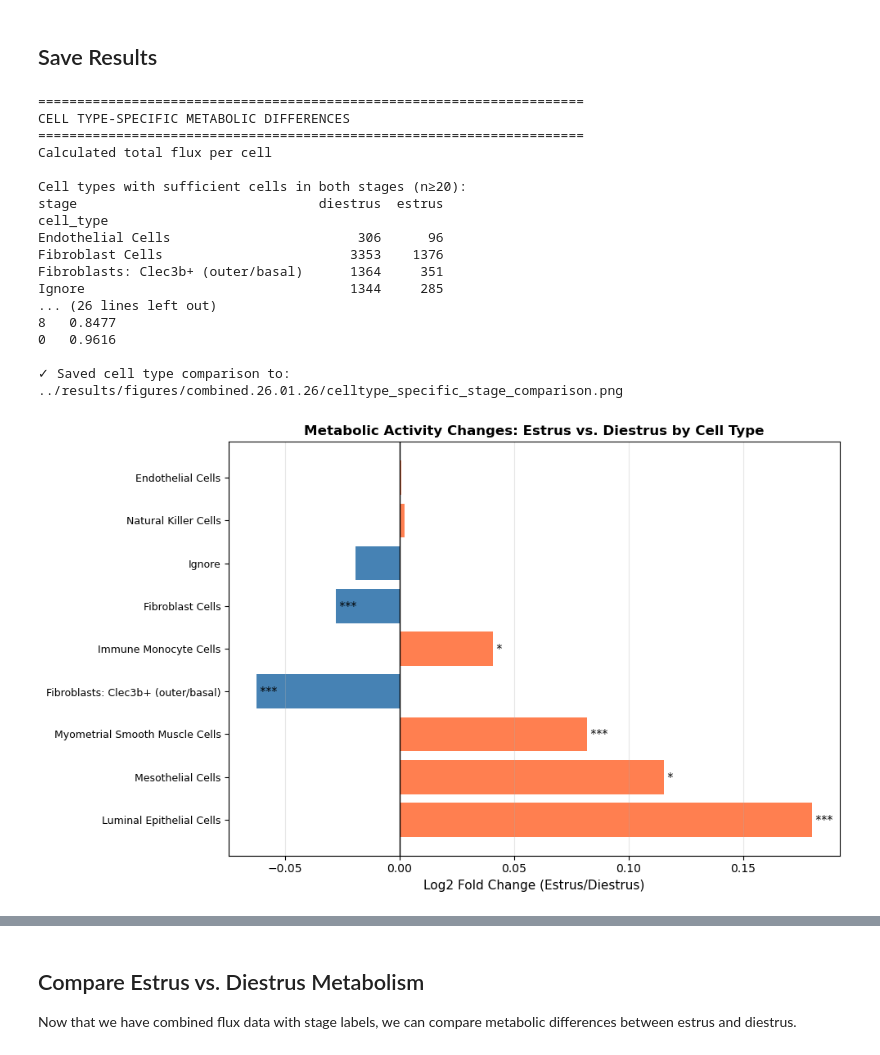
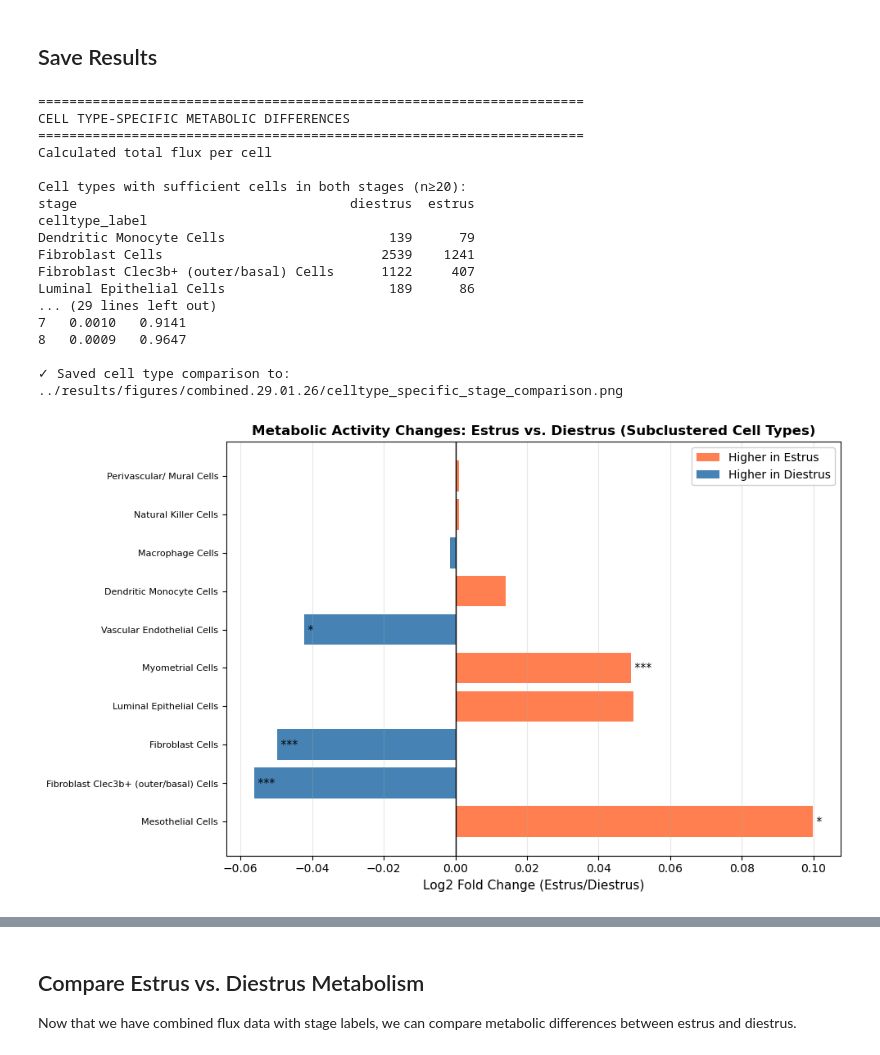
Before and after one commit to gthornes/FLUXestimatorGT, a Jupyter notebook: notebooks/03_flux_estimation.ipynb, the cells around one changed output, grey strips where cells are left out. Cells and saved outputs as stored; diff of their text form; code cells hidden in the pictures.

```diff
--- a/notebooks/03_flux_estimation.ipynb
+++ b/notebooks/03_flux_estimation.ipynb
@@ -331,38 +338,46 @@ if flux_files:
     # Add cell type and stage information (if available)
     cell_metadata = pd.read_csv(metadata_file, index_col=0)
 
-    # Join all available metadata columns
-    metadata_cols_to_join = [col for col in cell_metadata.columns if col in ['cell_type', 'stage']]
+    # Join all available metadata columns (prefer refined_cell_type from subclustering)
+    metadata_cols_to_join = [col for col in cell_metadata.columns if col in ['cell_type', 'refined_cell_type', 'stage']]
     flux_by_cell = flux_by_cell.join(cell_metadata[metadata_cols_to_join], how='left')
+
+    # Use refined_cell_type if available, otherwise fall back to cell_type
+    if 'refined_cell_type' in flux_by_cell.columns:
+        flux_by_cell['celltype_label'] = flux_by_cell['refined_cell_type']
+        print(f"✓ Using refined_cell_type from subclustering")
+    else:
+        flux_by_cell['celltype_label'] = flux_by_cell['cell_type']
+        print(f"⚠️ Using basic cell_type (no subclustering available)")
 
     print(f"Added metadata columns: {metadata_cols_to_join}")
     if 'stage' in flux_by_cell.columns:
         print(f"✓ Stage information available in flux_by_cell")
         print(f"  Stages: {flux_by_cell['stage'].unique()}")
     else:
-        print(f"⚠️ No stage information - only cell_type available")
+        print(f"⚠️ No stage information - only cell type available")
 
     # Identify module columns (numeric columns that are not metadata)
-    module_cols = [col for col in flux_by_cell.columns if col not in ['cell_type', 'stage']]
+    module_cols = [col for col in flux_by_cell.columns if col not in ['cell_type', 'refined_cell_type', 'celltype_label', 'stage']]
     print(f"\nIdentified {len(module_cols)} metabolic module columns")
 
     # Calculate mean flux per cell type (only for module columns)
-    mean_flux_by_type = flux_by_cell.groupby('cell_type')[module_cols].mean()
+    mean_flux_by_type = flux_by_cell.groupby('celltype_label')[module_cols].mean()
 
-    print("\nMean metabolic flux by cell type:")
+    print("\nMean metabolic flux by cell type (with subclustering):")
     print(mean_flux_by_type.iloc[:5, :5])
 
     # Calculate cell type-specific metabolic activity
     total_flux = flux_by_cell[module_cols].abs().sum(axis=1)
     flux_summary = pd.DataFrame({
-        'cell_type': flux_by_cell['cell_type'],
+        'celltype_label': flux_by_cell['celltype_label'],
         'total_flux': total_flux
     })
 
-    summary_stats = flux_summary.groupby('cell_type')['total_flux'].agg(['mean', 'median', 'std'])
+    summary_stats = flux_summary.groupby('celltype_label')['total_flux'].agg(['mean', 'median', 'std'])
     summary_stats = summary_stats.sort_values('mean', ascending=False)
 
-    print("\nMetabolic activity summary by cell type:")
+    print(f"\nMetabolic activity summary by cell type (n={len(summary_stats)} types):")
     print(summary_stats.round(3))
 else:
     print("Run scFEA first to generate flux predictions.")
@@ -450,7 +476,7 @@ if flux_files and 'stage' in flux_by_cell.columns:
         print("Calculated total flux per cell")
 
     # Get cell types with enough cells in both stages (at least 20 cells each)
-    cell_type_stage_counts = flux_by_cell.groupby(['cell_type', 'stage']).size().unstack(fill_value=0)
+    cell_type_stage_counts = flux_by_cell.groupby(['celltype_label', 'stage']).size().unstack(fill_value=0)
     valid_cell_types = cell_type_stage_counts[(cell_type_stage_counts['estrus'] >= 20) &
                                                (cell_type_stage_counts['diestrus'] >= 20)].index
 
@@ -461,7 +487,7 @@ if flux_files and 'stage' in flux_by_cell.columns:
     cell_type_results = []
 
     for cell_type in valid_cell_types:
-        ct_data = flux_by_cell[flux_by_cell['cell_type'] == cell_type]
+        ct_data = flux_by_cell[flux_by_cell['celltype_label'] == cell_type]
 
         estrus_ct = ct_data[ct_data['stage'] == 'estrus']['total_flux']
         diestrus_ct = ct_data[ct_data['stage'] == 'diestrus']['total_flux']
@@ -493,49 +519,57 @@ if flux_files and 'stage' in flux_by_cell.columns:
     colors = ['coral' if fc > 0 else 'steelblue' for fc in ct_comparison['log2_fc']]
     y_pos = np.arange(len(ct_comparison))
 
-    ax.barh(y_pos, ct_comparison['log2_fc'], color=colors)
+    bars = ax.barh(y_pos, ct_comparison['log2_fc'], color=colors)
     ax.set_yticks(y_pos)
-    ax.set_yticklabels(ct_comparison['cell_type'], fontsize=9)
+    ax.set_yticklabels(ct_comparison['cell_type'], fontsize=8)
     ax.set_xlabel('Log2 Fold Change (Estrus/Diestrus)', fontsize=11)
-    ax.set_title('Metabolic Activity Changes: Estrus vs. Diestrus by Cell Type', fontsize=12, fontweight='bold')
+    ax.set_title('Metabolic Activity Changes: Estrus vs. Diestrus (Subclustered Cell Types)', fontsize=12, fontweight='bold')
     ax.axvline(0, color='black', linewidth=1)
     ax.grid(axis='x', alpha=0.3)
+
+    # Add legend for colors
+    from matplotlib.patches import Patch
+    legend_elements = [
+        Patch(facecolor='coral', label='Higher in Estrus'),
+        Patch(facecolor='steelblue', label='Higher in Diestrus')
+    ]
+    ax.legend(handles=legend_elements, loc='upper right', framealpha=0.9)
 
     # Add significance markers
     for i, (idx, row) in enumerate(ct_comparison.iterrows()):
         if row['p_value'] < 0.001:
             ax.text(row['log2_fc'], i, ' ***', va='center', fontsize=10)
         elif row['p_value'] < 0.01:
             ax.text(row['log2_fc'], i, ' **', va='center', fontsize=10)
         elif row['p_value'] < 0.05:
             ax.text(row['log2_fc'], i, ' *', va='center', fontsize=10)
 
     plt.tight_layout()
     plt.savefig(f'{fig_output_dir}/celltype_specific_stage_comparison.png', dpi=150, bbox_inches='tight')
     print(f"\n✓ Saved cell type comparison to: {fig_output_dir}/celltype_specific_stage_comparison.png")
     plt.show()
 
 else:
     print("Stage information not available for cell type-specific comparison.")
 # %% [output]
 ======================================================================
 CELL TYPE-SPECIFIC METABOLIC DIFFERENCES
 ======================================================================
 Calculated total flux per cell
 
 Cell types with sufficient cells in both stages (n≥20):
-stage                               diestrus  estrus
-cell_type
-Endothelial Cells                        306      96
-Fibroblast Cells                        3353    1376
-Fibroblasts: Clec3b+ (outer/basal)      1364     351
-Ignore                                  1344     285
-... (26 lines left out)
-8   0.8477
-0   0.9616
+stage                                   diestrus  estrus
+celltype_label
+Dendritic Monocyte Cells                     139      79
+Fibroblast Cells                            2539    1241
+Fibroblast Clec3b+ (outer/basal) Cells      1122     407
+Luminal Epithelial Cells                     189      86
+... (29 lines left out)
+7   0.0010   0.9141
+8   0.0009   0.9647
 
-✓ Saved cell type comparison to: ../results/figures/combined.26.01.26/celltype_specific_stage_comparison.png
+✓ Saved cell type comparison to: ../results/figures/combined.29.01.26/celltype_specific_stage_comparison.png
-[figure, old version]
+[figure, new version]
 # %%
 # Visualize estrus vs. diestrus comparison
 if flux_files and 'stage' in flux_by_cell.columns:
```
Also changed, not shown: parts of 12 cells of this notebook, 7 other files.
